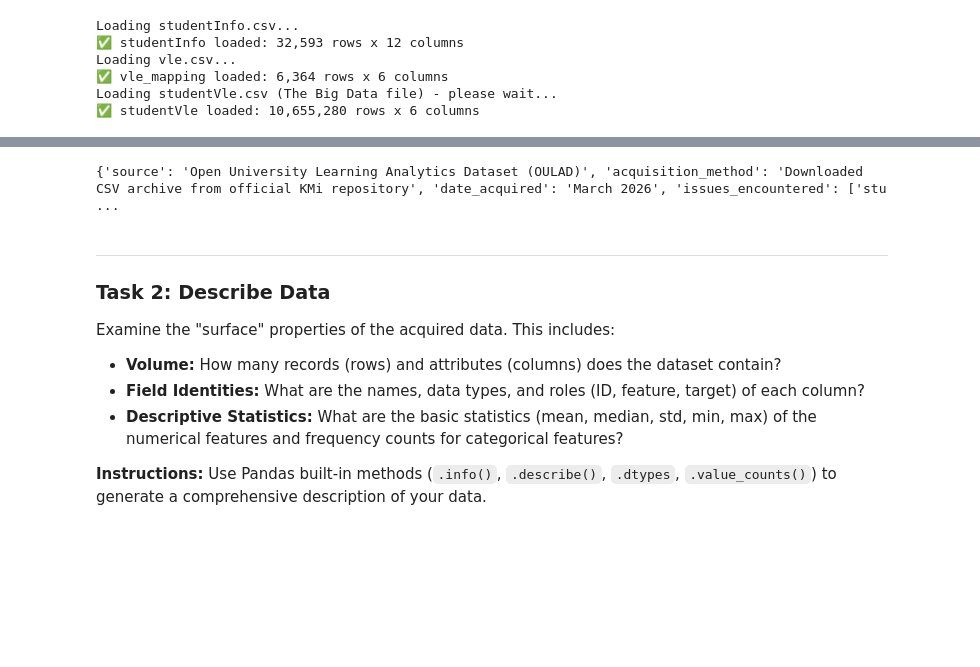
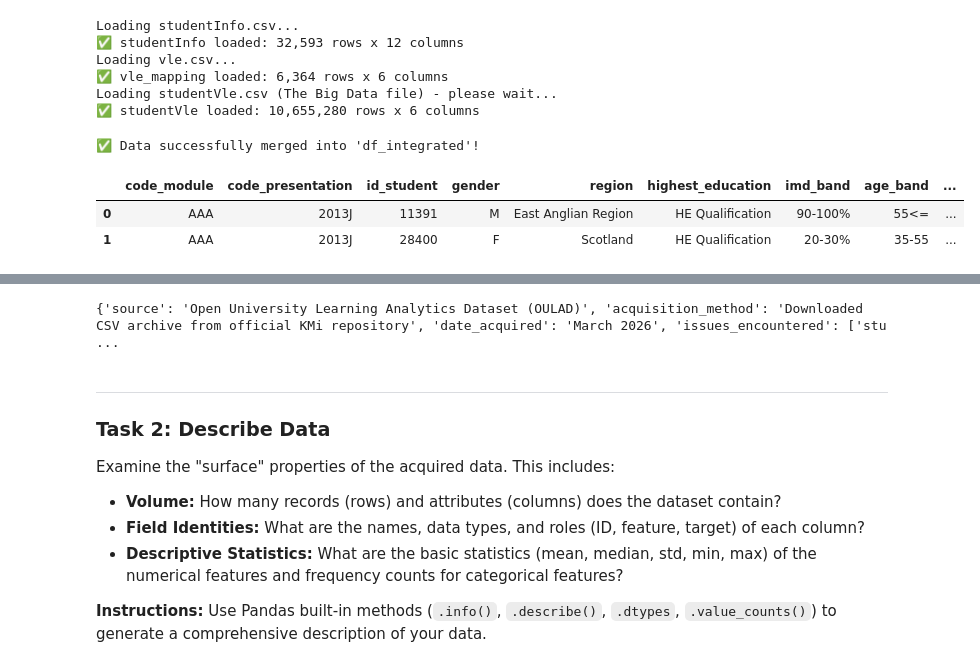
Before and after one commit to mohamedelgaby21/data-science-, a Jupyter notebook: Phase_2_Data_Understanding.ipynb, the cells around one changed output, grey strips where cells are left out. Saved outputs shown, nothing was run; the diff lists cells and outputs as text; code cells hidden in the pictures; blank space fills up the shorter version.

```diff
--- a/Phase_2_Data_Understanding.ipynb
+++ b/Phase_2_Data_Understanding.ipynb
@@ -96,0 +95,17 @@ Loading studentVle.csv (The Big Data file) - please wait...
+# %%
+# 1. Calculate total clicks for each student from the VLE dataset
+student_clicks = student_vle.groupby(['id_student', 'code_module', 'code_presentation'])['sum_click'].sum().reset_index()
+
+# 2. Merge the student information with their total clicks
+df_integrated = pd.merge(student_info, student_clicks, on=['id_student', 'code_module', 'code_presentation'], how='left')
+
+# 3. Fill missing clicks with 0 (for students who never clicked anything)
+df_integrated['sum_click'] = df_integrated['sum_click'].fillna(0)
+
+print("✅ Data successfully merged into 'df_integrated'!")
+display(df_integrated.head(2))
+# %% [output]
+✅ Data successfully merged into 'df_integrated'!
+|  | code_module | code_presentation | id_student | gender | region | highest_education | imd_band | age_band | ... |
+| 0 | AAA | 2013J | 11391 | M | East Anglian Region | HE Qualification | 90-100% | 55<= | ... |
+| 1 | AAA | 2013J | 28400 | F | Scotland | HE Qualification | 20-30% | 35-55 | ... |
```
Also changed, not shown: parts of 17 cells of this notebook, 3 other files.
